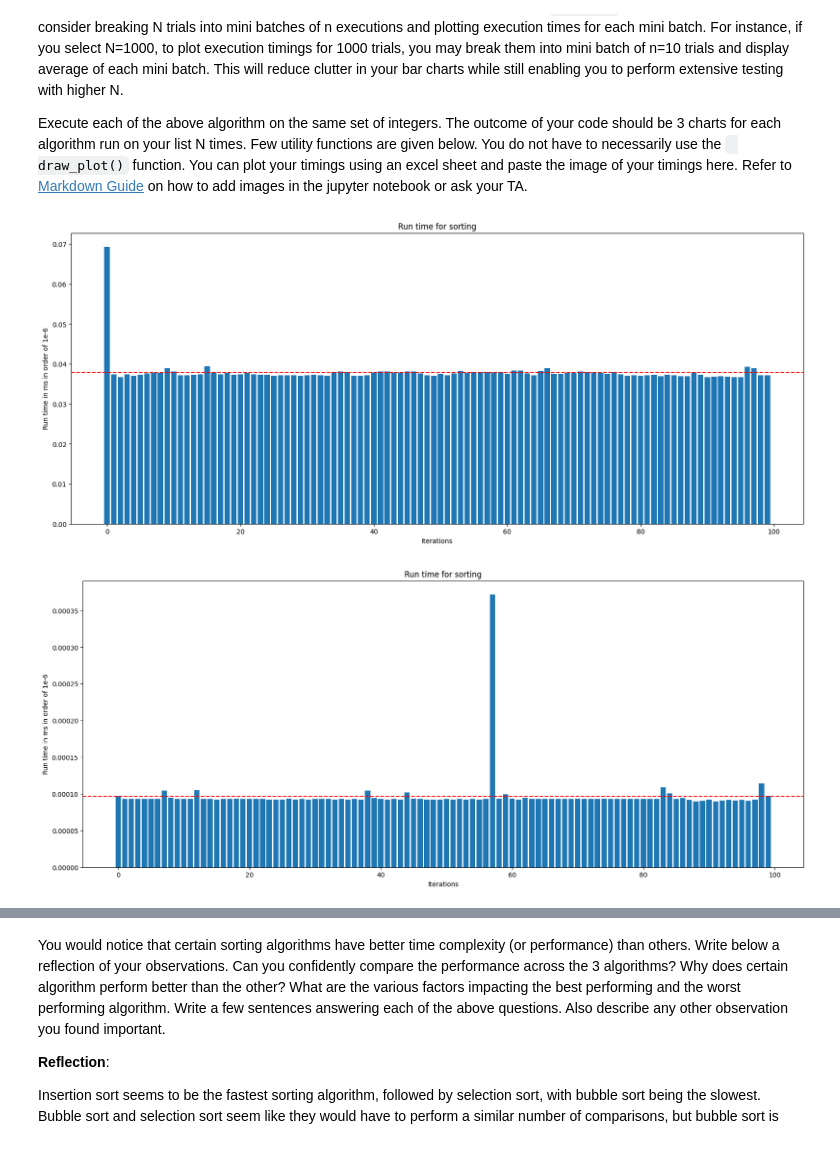
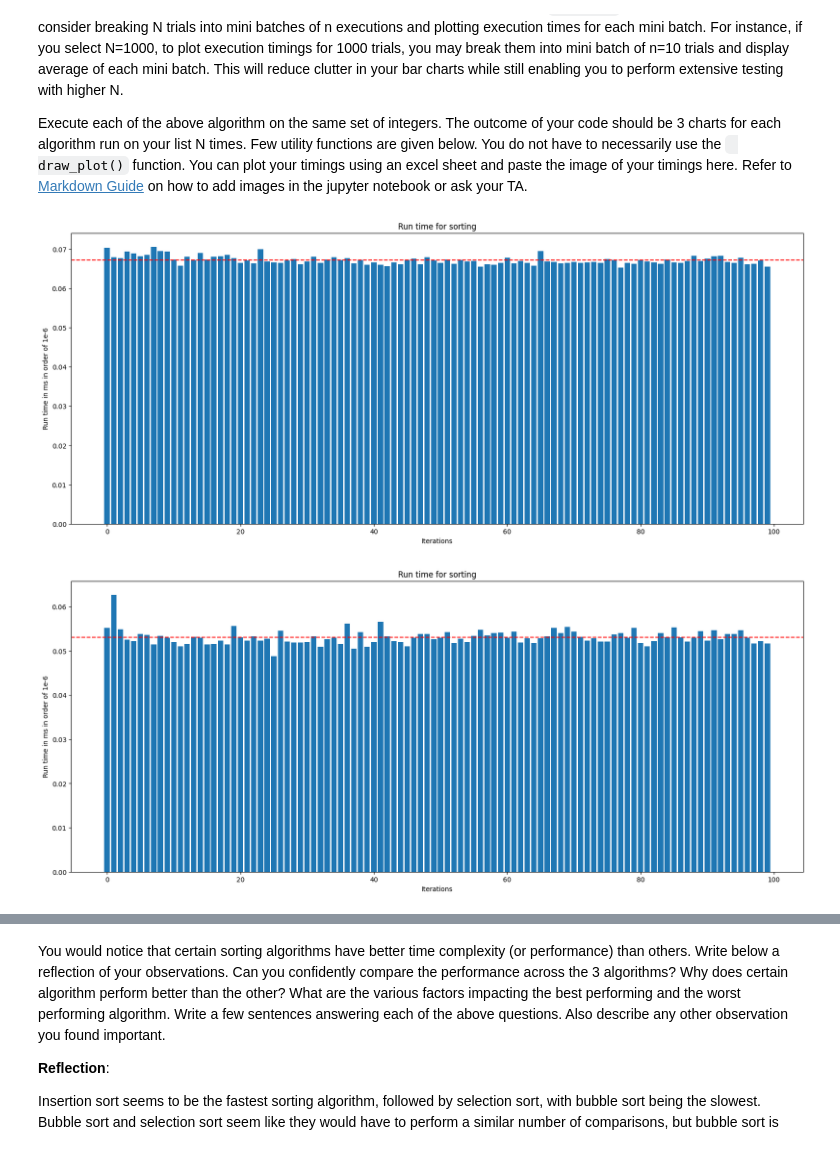
Before and after one commit to Noprop/minesweeper-2xc3-, a Jupyter notebook: Lab_II.ipynb, the cells around one changed output, grey strips where cells are left out. Drawn from its saved outputs; the diff is of its cells as text; code cells hidden in the pictures.

```diff
--- a/Lab_II.ipynb
+++ b/Lab_II.ipynb
@@ -129,6 +122,7 @@ runs = 100
 run_times = []
 
 for _ in range(runs):
+    list_1000 = create_custom_list(1000, 1000)
     start = timeit.default_timer()
     sortedList = BubbleSort(list_1000)
     stop = timeit.default_timer()
@@ -136,21 +130,22 @@ for _ in range(runs):
 
 draw_plot(run_times)
 # %% [output]
-[figure, old version]
+[figure, new version]
 # %%
 ### Insertion sort experiment code goes here
 runs = 100
 run_times = []
 
 for _ in range(runs):
+    list_1000 = create_custom_list(1000, 1000)
     start = timeit.default_timer()
     sortedList = InsertionSort(list_1000)
     stop = timeit.default_timer()
     run_times.append(stop-start)
 
 draw_plot(run_times)
 # %% [output]
-[figure, old version]
+[figure, new version]
 # %%
 ### Selection sort experiment code goes here
 runs = 100
```
Also changed, not shown: parts of 17 cells of this notebook.
